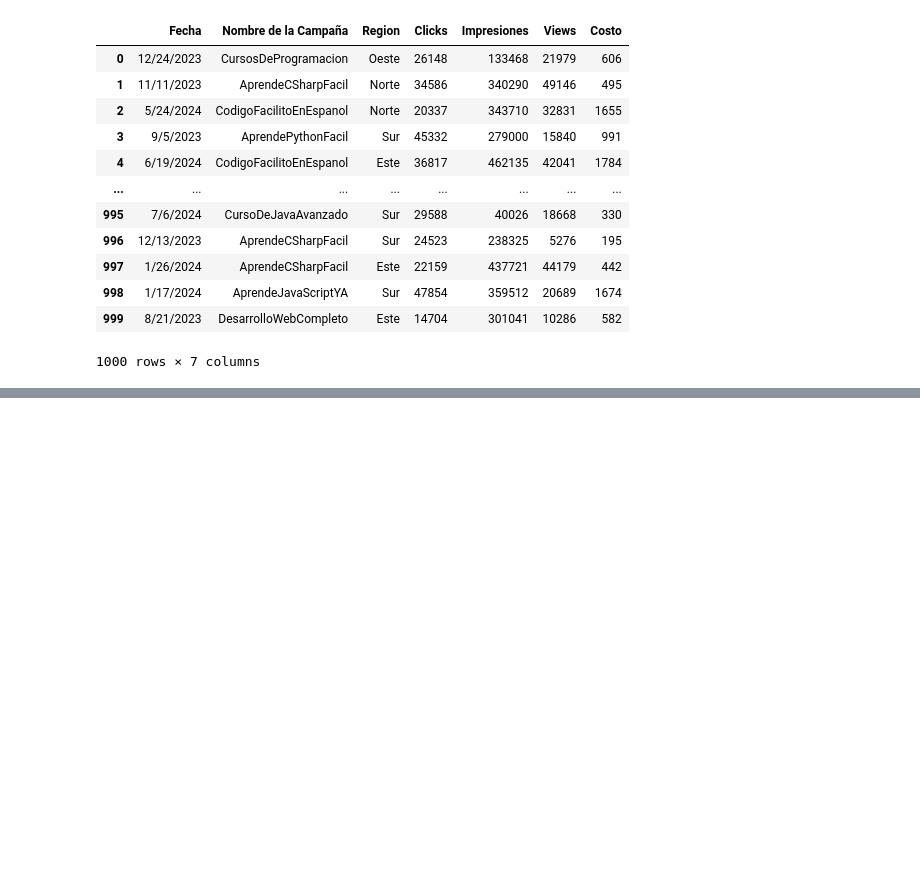
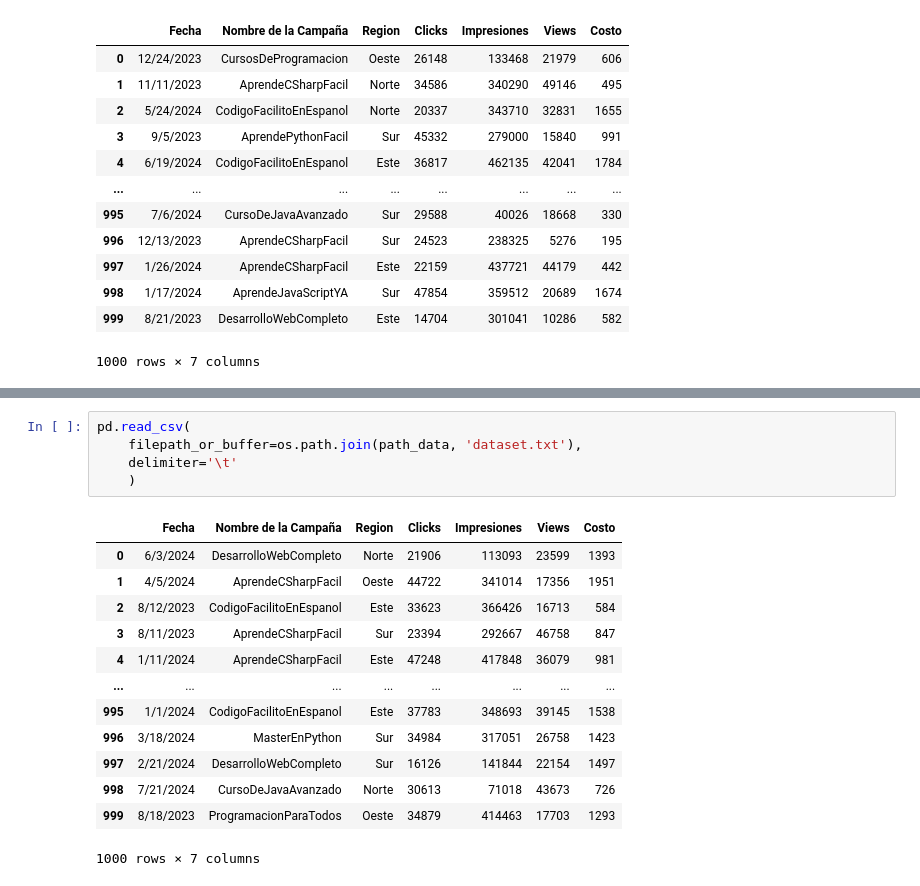
Before and after one commit to JuanAlMora/curso-codigofacilito-python-procesos-etl-modernos, a Jupyter notebook: Extraccion/Extraccion_Archivos_Planos.ipynb, the cells around one changed output, grey strips where cells are left out. Saved outputs shown, nothing was run; the diff lists cells and outputs as text; blank space fills up the shorter version.

```diff
--- a/Extraccion/Extraccion_Archivos_Planos.ipynb
+++ b/Extraccion/Extraccion_Archivos_Planos.ipynb
@@ -36,0 +59,19 @@ pd.read_csv(
+# %%
+pd.read_csv(
+    filepath_or_buffer=os.path.join(path_data, 'dataset.txt'),
+    delimiter='\t'
+    )
+# %% [output]
+|  | Fecha | Nombre de la Campaña | Region | Clicks | Impresiones | Views | Costo |
+| 0 | 6/3/2024 | DesarrolloWebCompleto | Norte | 21906 | 113093 | 23599 | 1393 |
+| 1 | 4/5/2024 | AprendeCSharpFacil | Oeste | 44722 | 341014 | 17356 | 1951 |
+| 2 | 8/12/2023 | CodigoFacilitoEnEspanol | Este | 33623 | 366426 | 16713 | 584 |
+| 3 | 8/11/2023 | AprendeCSharpFacil | Sur | 23394 | 292667 | 46758 | 847 |
+| 4 | 1/11/2024 | AprendeCSharpFacil | Este | 47248 | 417848 | 36079 | 981 |
+| ... | ... | ... | ... | ... | ... | ... | ... |
+| 995 | 1/1/2024 | CodigoFacilitoEnEspanol | Este | 37783 | 348693 | 39145 | 1538 |
+| 996 | 3/18/2024 | MasterEnPython | Sur | 34984 | 317051 | 26758 | 1423 |
+| 997 | 2/21/2024 | DesarrolloWebCompleto | Sur | 16126 | 141844 | 22154 | 1497 |
+| 998 | 7/21/2024 | CursoDeJavaAvanzado | Norte | 30613 | 71018 | 43673 | 726 |
+| 999 | 8/18/2023 | ProgramacionParaTodos | Oeste | 34879 | 414463 | 17703 | 1293 |
+1000 rows × 7 columns
```
Also changed, not shown: parts of 8 cells of this notebook, 11 other files.
